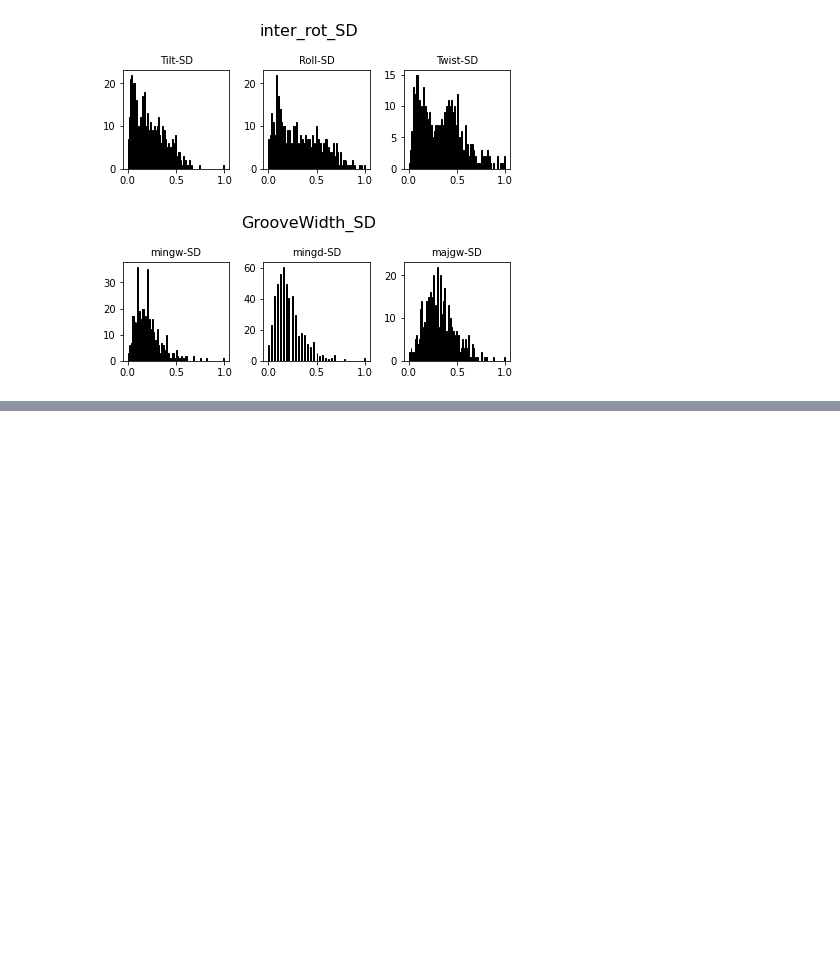
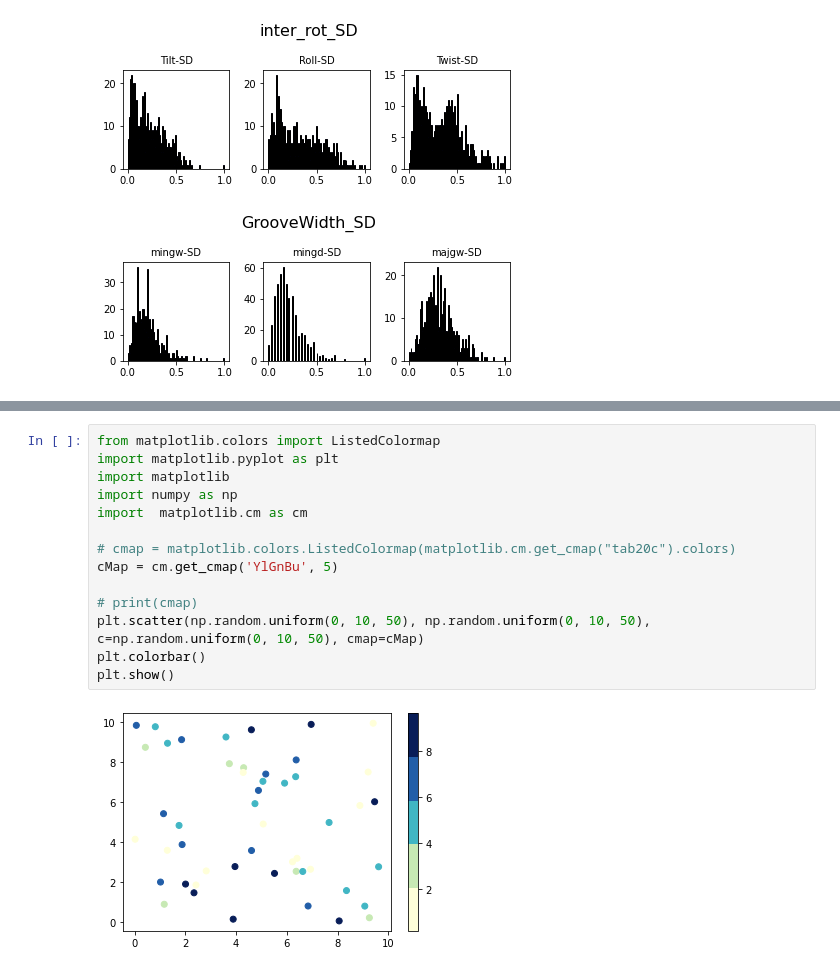
Before and after one commit to beckii0930/nucleosome_occupancy, a Jupyter notebook: SD_value/SD_val_analysis.ipynb, the cells around one changed output, grey strips where cells are left out. Drawn from its saved outputs; the diff is of its cells as text; blank space fills up the shorter version.

```diff
--- a/SD_value/SD_val_analysis.ipynb
+++ b/SD_value/SD_val_analysis.ipynb
@@ -416,0 +434,16 @@ NameError: name 'DNAshape' is not defined
+# %%
+from matplotlib.colors import ListedColormap
+import matplotlib.pyplot as plt
+import matplotlib
+import numpy as np
+import  matplotlib.cm as cm
+
+# cmap = matplotlib.colors.ListedColormap(matplotlib.cm.get_cmap("tab20c").colors)
+cMap = cm.get_cmap('YlGnBu', 5)
+
+# print(cmap)
+plt.scatter(np.random.uniform(0, 10, 50), np.random.uniform(0, 10, 50), c=np.random.uniform(0, 10, 50), cmap=cMap)
+plt.colorbar()
+plt.show()
+# %% [output]
+[figure, added]
```
Also changed, not shown: parts of 13 cells of this notebook, 17 other files.
